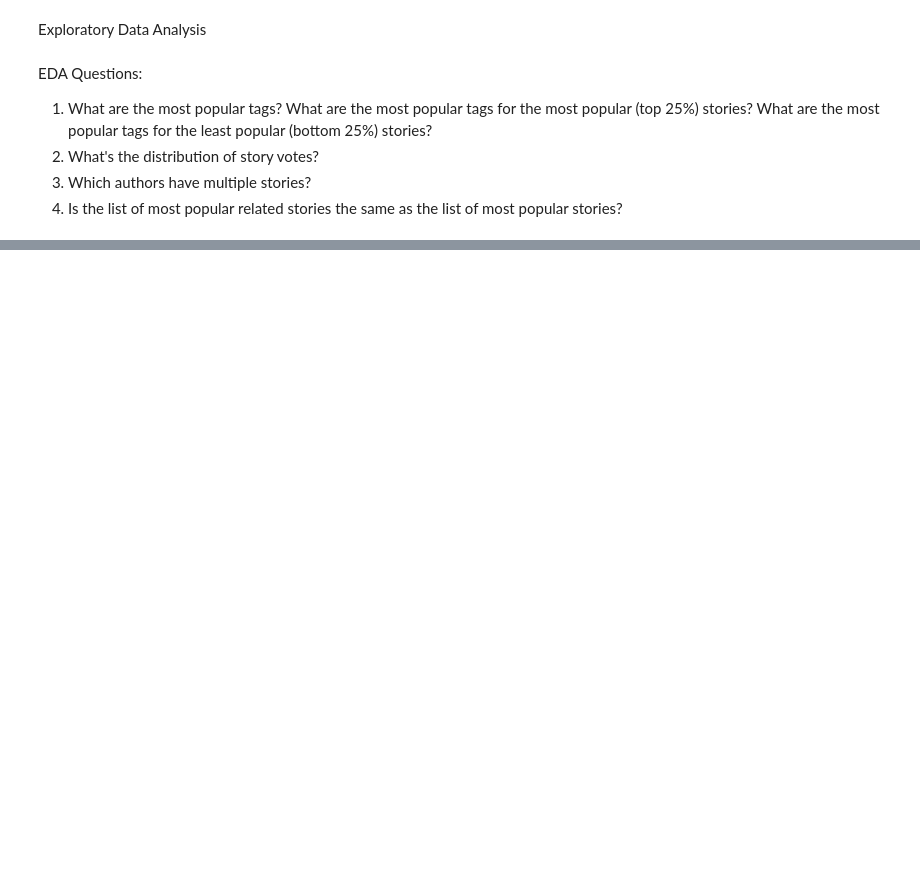
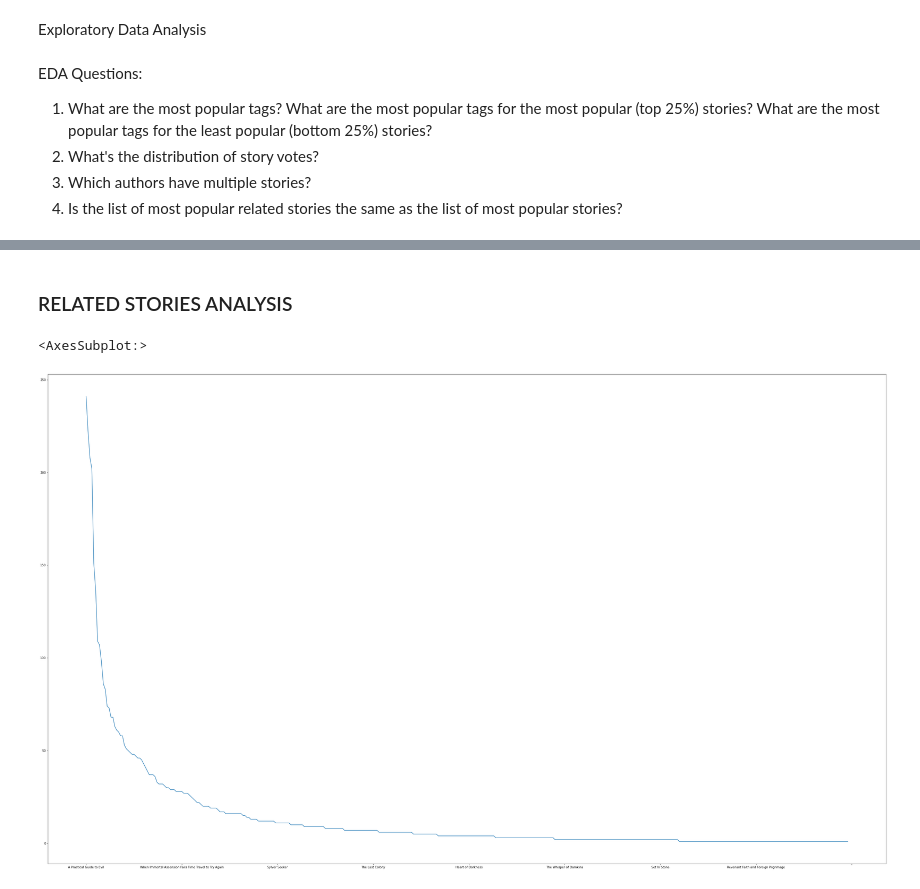
Before and after one commit to Graham-MacIsaac/Capstone-2, a Jupyter notebook: EDA.ipynb, the cells around one changed output, grey strips where cells are left out. Drawn from its saved outputs; the diff is of its cells as text; code cells hidden in the pictures; blank space fills up the shorter version.

```diff
--- a/EDA.ipynb
+++ b/EDA.ipynb
@@ -23,0 +74,12 @@ sums[3] = 'NA'
+# %%
+sums = []
+top_stories = tags_df[0:30]
+for x in top_stories.columns:
+        try:
+            sums.append(top_stories[x].sum())
+        except:
+            sums.append(0)
+sums[0] = 'NA'
+sums[1] = 'NA'
+sums[2] = 'NA'
+sums[3] = 'NA'
@@ -24 +140,3 @@ sums[3] = 'NA'
+# %% [markdown]
+### RELATED STORIES ANALYSIS
 # %%
@@ -42,12 +154,16 @@ sums[2] = 'NA'
 # %%
-d = {'Title':list(rs_df.columns), 'Sums':sums}
-r = pd.DataFrame(d).transpose()
-r = r.rename(columns = r.iloc[0])
-r = r.drop(['Title'])
-r = r.drop(columns=['Title', 'Author','Votes'])
-r = r.sort_values(by=['Sums'], ascending=False ,axis=1)
+a_series = pd.Series(sums, index = rs_df.columns)
+rs_df = rs_df.append(a_series, ignore_index=True)
+# %%
+rssums = rs_df.iloc[747,:]
 # %%
-rankcompare = r.transpose()
+rssums = rssums.drop(['Title', 'Author', 'Votes', 'Unnamed: 0'])
+rssums = rssums.sort_values(ascending=False)
+# %%
+rssums.plot(figsize=(50,30))
+# %% [output]
+<AxesSubplot:>
+[figure, added]
 # %%
 rankcompare['relindex'] = range(len(rankcompare))
 rankcompare['Title'] = rankcompare.index
```
Also changed, not shown: parts of 21 cells of this notebook.
